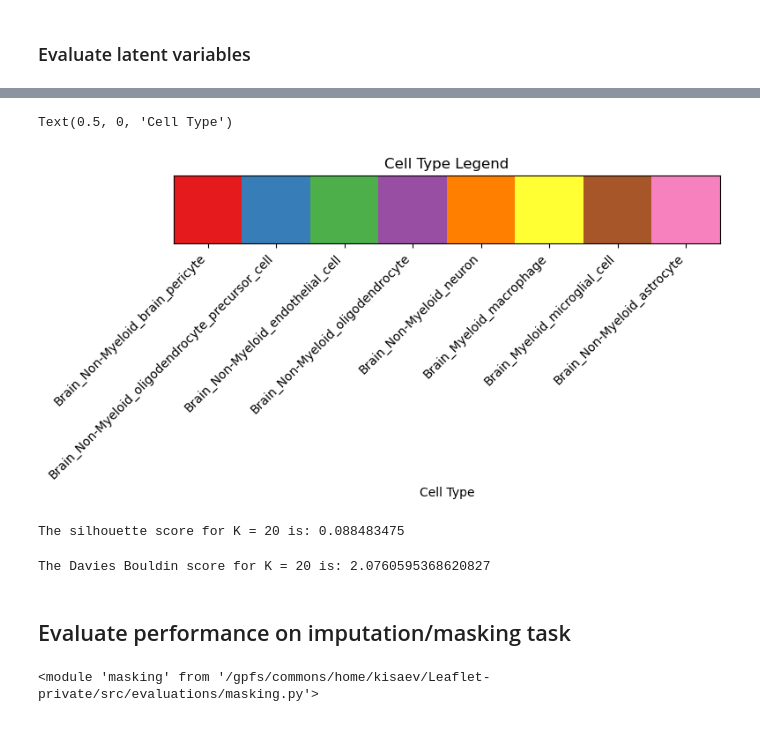
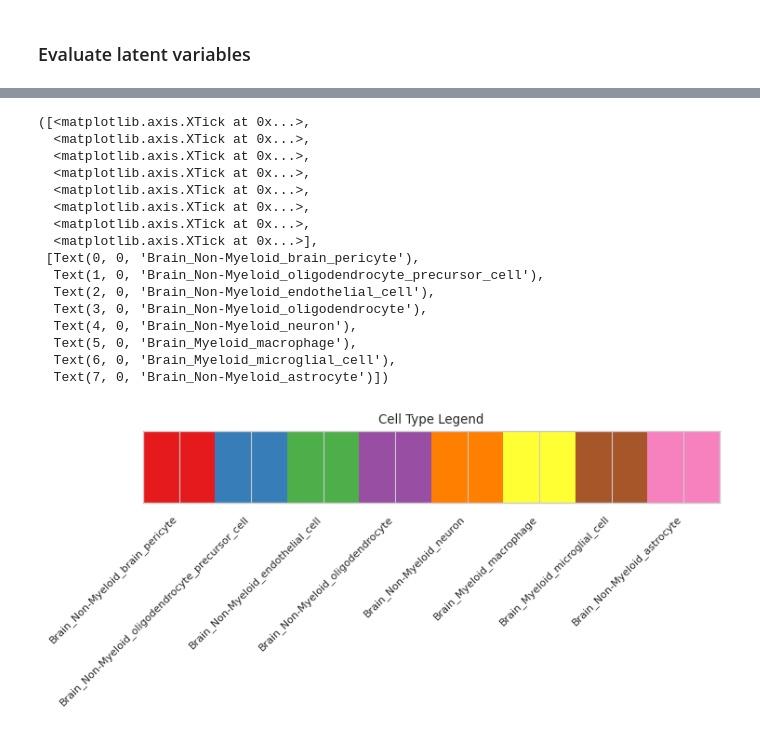
Before and after one commit to daklab/LeafletFA, a Jupyter notebook: notebooks/example_analysis/run_beta-dirichlet-factor_model.ipynb, the cells around one changed output, grey strips where cells are left out. Drawn from its saved outputs; the diff is of its cells as text; code cells hidden in the pictures.

```diff
--- a/notebooks/example_analysis/run_beta-dirichlet-factor_model.ipynb
+++ b/notebooks/example_analysis/run_beta-dirichlet-factor_model.ipynb
@@ -107,0 +466,13 @@ total_counts_tensor = torch.sparse_coo_tensor(indices_counts, values_counts, siz
+# %%
+# make boxplot for r
+sns.set_style("whitegrid")
+sns.set_context("paper")
+sns.set(font_scale=1.5)
+plt.figure(figsize=(8, 8))
+
+ax = sns.boxplot(x="K", y="l2", hue="perc_masked", data=masked_perf_df, palette="Set1")
+ax.set_xlabel("K")
+ax.set_ylabel("l2")
+ax.set_title("l2 for masked data")
+plt.show()
+print(masked_perf_df.l2.min())
@@ -256,0 +668,17 @@ for label in cbar_ax.yaxis.get_ticklabels():
+# %%
+# plot UMAP
+# add whitegrid
+sns.set_style("whitegrid")
+sns.set_context("paper")
+plt.figure(figsize=(6, 6))
+plt.scatter(
+    embedding[:, 0],
+    embedding[:, 1],
+    c=[cell_type_colors[cell_type] for cell_type in cell_types],
+    s=0.1,
+    cmap="Spectral",
+)
+# xlab
+plt.xlabel("UMAP 1")
+# ylab
+plt.ylabel("UMAP 2")
@@ -257,29 +688,24 @@ for label in cbar_ax.yaxis.get_ticklabels():
 # %%
-# print cell type color legend seperately
-cell_type_colors
-# Create a color bar legend
-legend = sns.color_palette(palette=color_palette, as_cmap=True)
+# plot cell_type_colors legend
 sns.palplot(color_palette)
 plt.title("Cell Type Legend")
 # add cell type names to legend
-plt.xticks(np.arange(len(unique_cell_types)), unique_cell_types, rotation=45, ha='right')
-plt.xlabel("Cell Type")
+plt.xticks(np.arange(len(unique_cell_types)), unique_cell_types, rotation=45, ha='right', size=8)
 # %% [output]
-Text(0.5, 0, 'Cell Type')
+([<matplotlib.axis.XTick at 0x...>,
+  <matplotlib.axis.XTick at 0x...>,
+  <matplotlib.axis.XTick at 0x...>,
+  <matplotlib.axis.XTick at 0x...>,
+  <matplotlib.axis.XTick at 0x...>,
+  <matplotlib.axis.XTick at 0x...>,
+  <matplotlib.axis.XTick at 0x...>,
+  <matplotlib.axis.XTick at 0x...>],
+ [Text(0, 0, 'Brain_Non-Myeloid_brain_pericyte'),
+  Text(1, 0, 'Brain_Non-Myeloid_oligodendrocyte_precursor_cell'),
+  Text(2, 0, 'Brain_Non-Myeloid_endothelial_cell'),
+  Text(3, 0, 'Brain_Non-Myeloid_oligodendrocyte'),
+  Text(4, 0, 'Brain_Non-Myeloid_neuron'),
+  Text(5, 0, 'Brain_Myeloid_macrophage'),
+  Text(6, 0, 'Brain_Myeloid_microglial_cell'),
+  Text(7, 0, 'Brain_Non-Myeloid_astrocyte')])
-[figure, old version]
+[figure, new version]
-# %%
-# let's calculate silhouette score ussing assign_post
-ss = silhouette_score(assign_post, cell_types)
-# print with K equals K the ss is
-print("The silhouette score for K = " + str(K) + " is: " + str(ss))
-# %% [output]
-The silhouette score for K = 20 is: 0.088483475
-# %%
-# get davies bouldin score
-from sklearn.metrics import davies_bouldin_score
-dbs = davies_bouldin_score(assign_post, cell_types)
-print("The Davies Bouldin score for K = " + str(K) + " is: " + str(dbs))
-# %% [output]
-The Davies Bouldin score for K = 20 is: 2.0760595368620827
-# %% [markdown]
-## Evaluate performance on imputation/masking task
@@ -291,6 +711,0 @@ from masking import *
-# %%
-# import reload
-from importlib import reload
-reload(masking)
-# %% [output]
-<module 'masking' from '/gpfs/commons/home/kisaev/Leaflet-private/src/evaluations/masking.py'>
```
Also changed, not shown: parts of 58 cells of this notebook, 4 other files.
